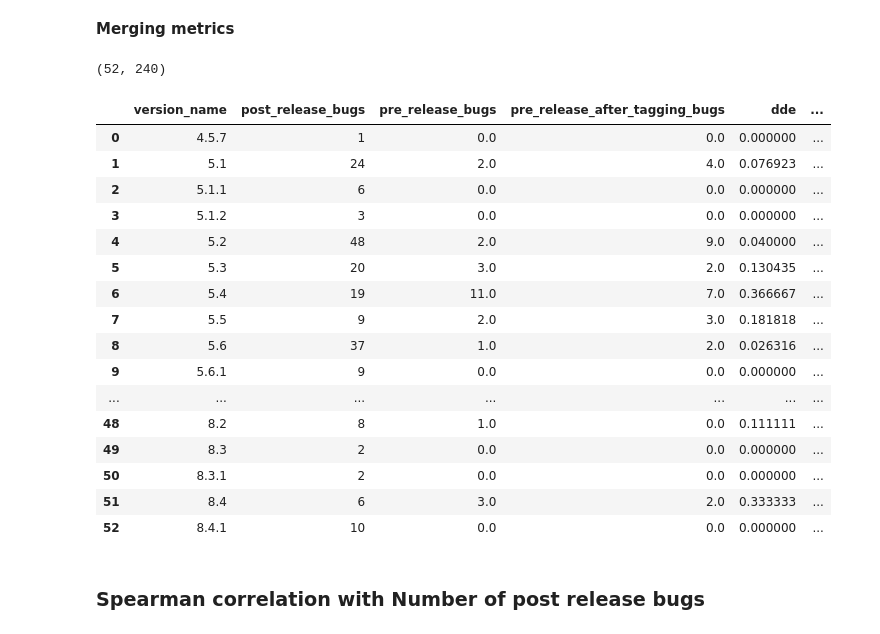
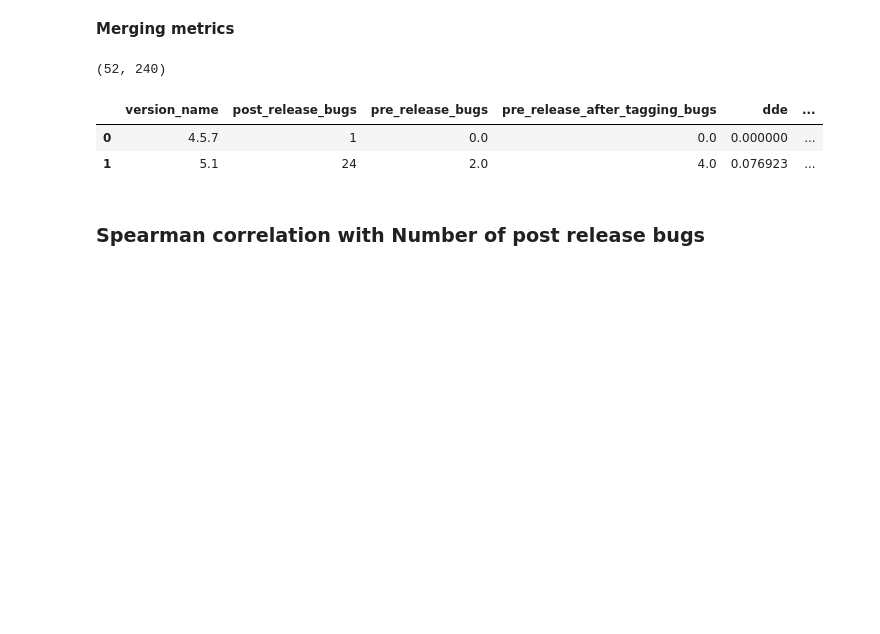
Before and after one commit to IncioMan/Continuous-Integration-metrics-for-post-release-bugs-prediction, a Jupyter notebook: notebooks/analysis/continuous_integration_metrics_for_releases.ipynb, the cells around one changed output. Saved outputs shown, nothing was run; the diff lists cells and outputs as text; code cells hidden in the pictures; blank space fills up the shorter version.

```diff
--- a/notebooks/analysis/continuous_integration_metrics_for_releases.ipynb
+++ b/notebooks/analysis/continuous_integration_metrics_for_releases.ipynb
@@ -593,25 +593,11 @@ tags_comparison_x.shape
 (52, 240)
 # %%
 sw_quality_metrics= pd.read_csv(f"{csv_folder}/tags_software_quality_metrics_no_rc_and_milestones.csv", index_col=0)
-sw_quality_metrics
+sw_quality_metrics.head(2)
 # %% [output]
 |  | version_name | post_release_bugs | pre_release_bugs | pre_release_after_tagging_bugs | dde | ... |
 | 0 | 4.5.7 | 1 | 0.0 | 0.0 | 0.000000 | ... |
 | 1 | 5.1 | 24 | 2.0 | 4.0 | 0.076923 | ... |
-| 2 | 5.1.1 | 6 | 0.0 | 0.0 | 0.000000 | ... |
-| 3 | 5.1.2 | 3 | 0.0 | 0.0 | 0.000000 | ... |
-| 4 | 5.2 | 48 | 2.0 | 9.0 | 0.040000 | ... |
-| 5 | 5.3 | 20 | 3.0 | 2.0 | 0.130435 | ... |
-| 6 | 5.4 | 19 | 11.0 | 7.0 | 0.366667 | ... |
-| 7 | 5.5 | 9 | 2.0 | 3.0 | 0.181818 | ... |
-| 8 | 5.6 | 37 | 1.0 | 2.0 | 0.026316 | ... |
-| 9 | 5.6.1 | 9 | 0.0 | 0.0 | 0.000000 | ... |
-| ... | ... | ... | ... | ... | ... | ... |
-| 48 | 8.2 | 8 | 1.0 | 0.0 | 0.111111 | ... |
-| 49 | 8.3 | 2 | 0.0 | 0.0 | 0.000000 | ... |
-| 50 | 8.3.1 | 2 | 0.0 | 0.0 | 0.000000 | ... |
-| 51 | 8.4 | 6 | 3.0 | 2.0 | 0.333333 | ... |
-| 52 | 8.4.1 | 10 | 0.0 | 0.0 | 0.000000 | ... |
 # %%
 tags_comparison_x = tags_comparison_x.merge(sw_quality_metrics, left_on="to_tag", right_on="version_name")
 # %%
```
Also changed, not shown: parts of 2 cells of this notebook, 4 other files.
